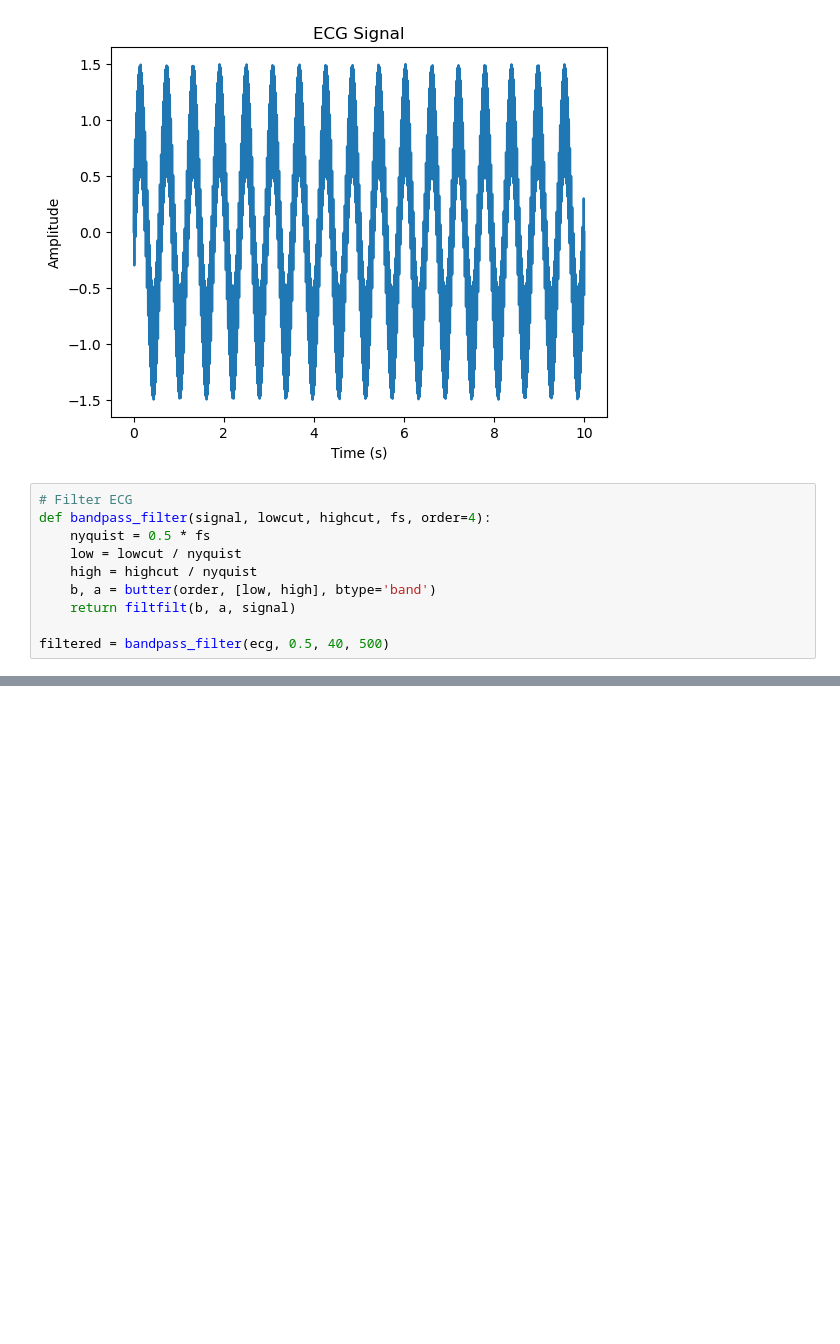
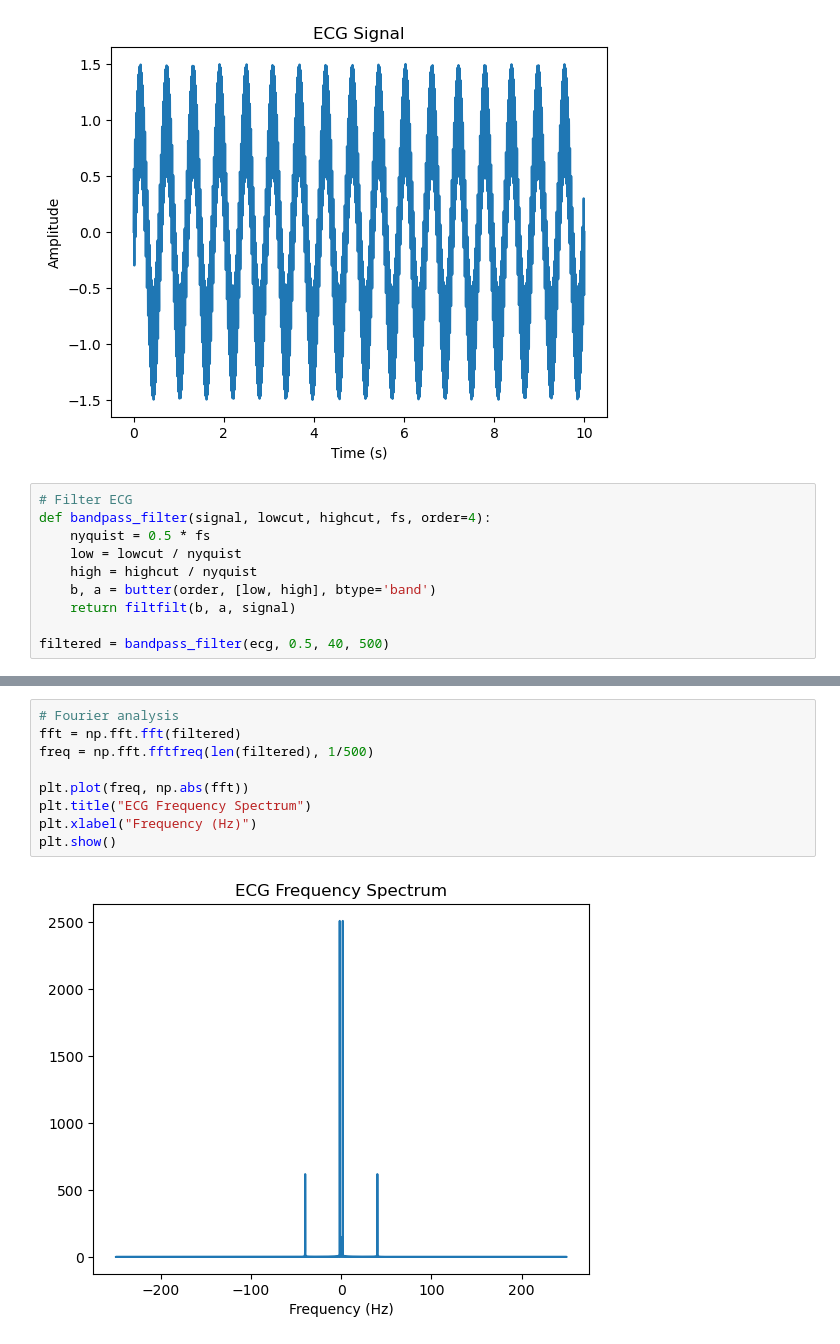
Before and after one commit to pacho10/MathConceptsForDevelopersProject, a Jupyter notebook: ElectrocardiogramPrinciple.ipynb, the cells around one changed output, grey strips where cells are left out. Drawn from its saved outputs; the diff is of its cells as text; blank space fills up the shorter version.

```diff
--- a/ElectrocardiogramPrinciple.ipynb
+++ b/ElectrocardiogramPrinciple.ipynb
@@ -139,0 +157,11 @@ filtered = bandpass_filter(ecg, 0.5, 40, 500)
+# %%
+# Fourier analysis
+fft = np.fft.fft(filtered)
+freq = np.fft.fftfreq(len(filtered), 1/500)
+
+plt.plot(freq, np.abs(fft))
+plt.title("ECG Frequency Spectrum")
+plt.xlabel("Frequency (Hz)")
+plt.show()
+# %% [output]
+[figure, added]
```
Also changed, not shown: parts of 2 cells of this notebook.
